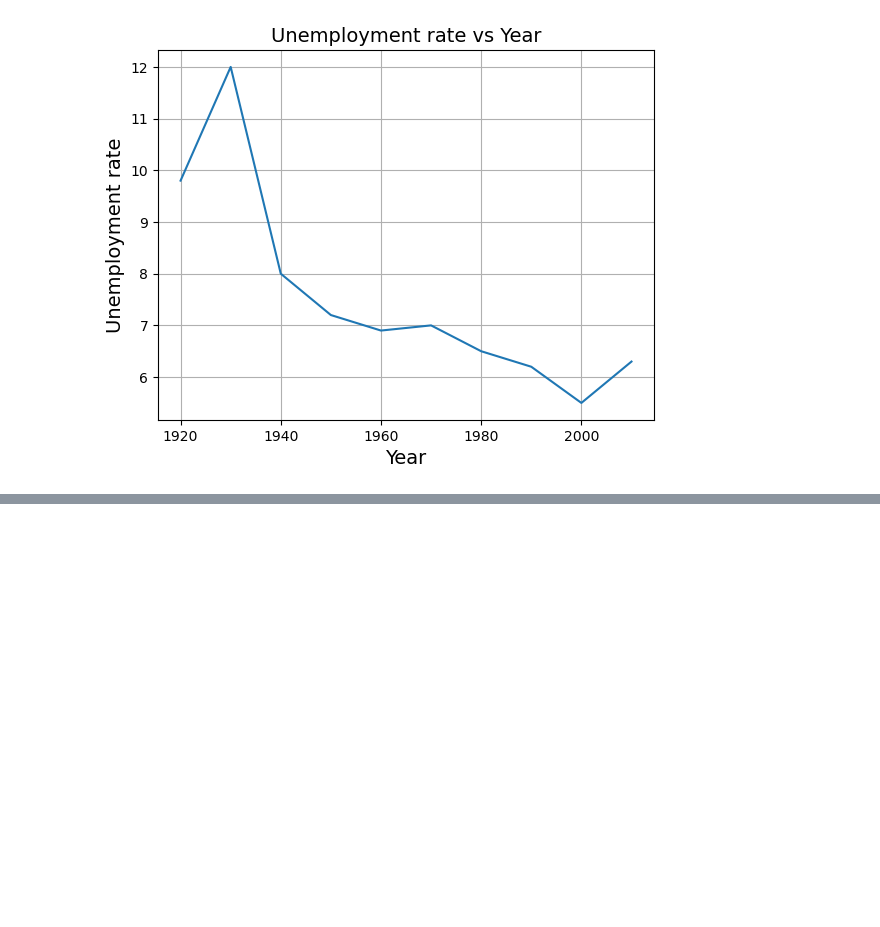
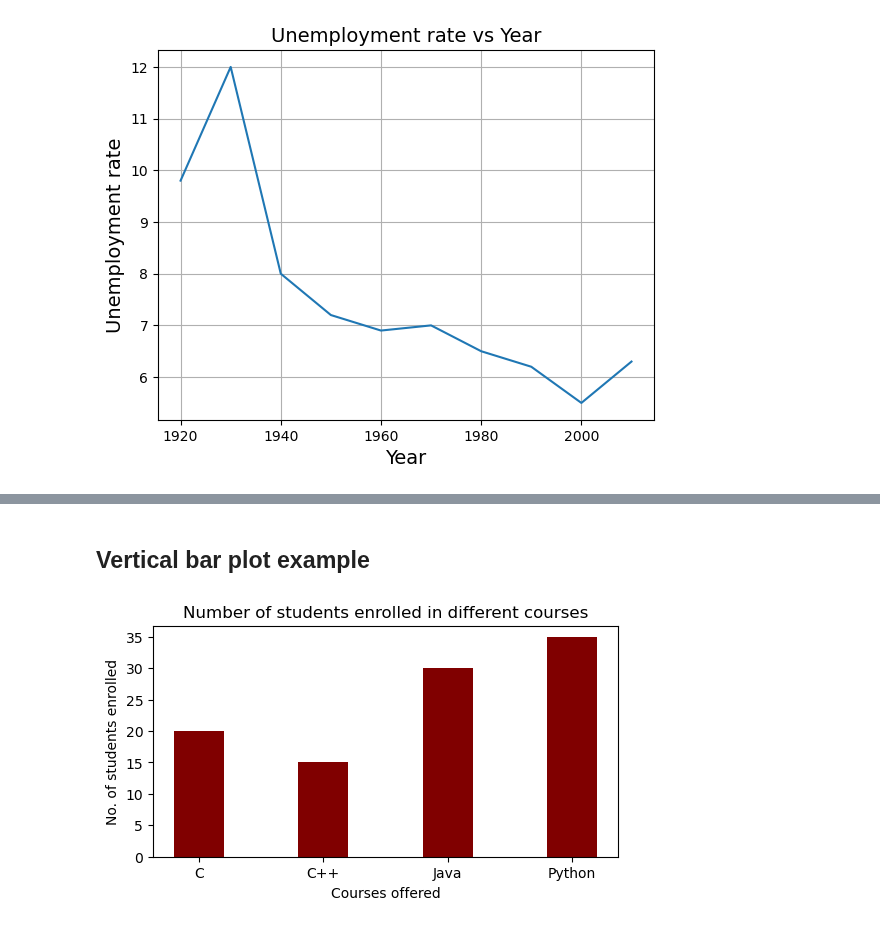
Before and after one commit to Cooleekova/data_engineering, a Jupyter notebook: Data Visualization/Intro_to_data_visualization.ipynb, the cells around one changed output, grey strips where cells are left out. Drawn from its saved outputs; the diff is of its cells as text; code cells hidden in the pictures; blank space fills up the shorter version.

Commit message:
add bar chart examples

```diff
--- a/Data Visualization/Intro_to_data_visualization.ipynb
+++ b/Data Visualization/Intro_to_data_visualization.ipynb
@@ -122,0 +128,19 @@ plt.show()
+# %% [markdown]
+## Vertical bar plot example
+# %%
+
+courses_df = pd.DataFrame(data={'C':20, 'C++':15, 'Java':30,'Python':35}, index=[0])
+n_rows = len(courses_df)
+
+fig = plt.figure(figsize = (6, 3))
+
+for course in courses_df.columns:
+    plt.bar(course, courses_df[course], width = 0.4, color ='maroon')
+
+
+plt.xlabel("Courses offered")
+plt.ylabel("No. of students enrolled")
+plt.title("Number of students enrolled in different courses")
+plt.show()
+# %% [output]
+[figure, added]
```
Also changed, not shown: parts of 6 cells of this notebook.
